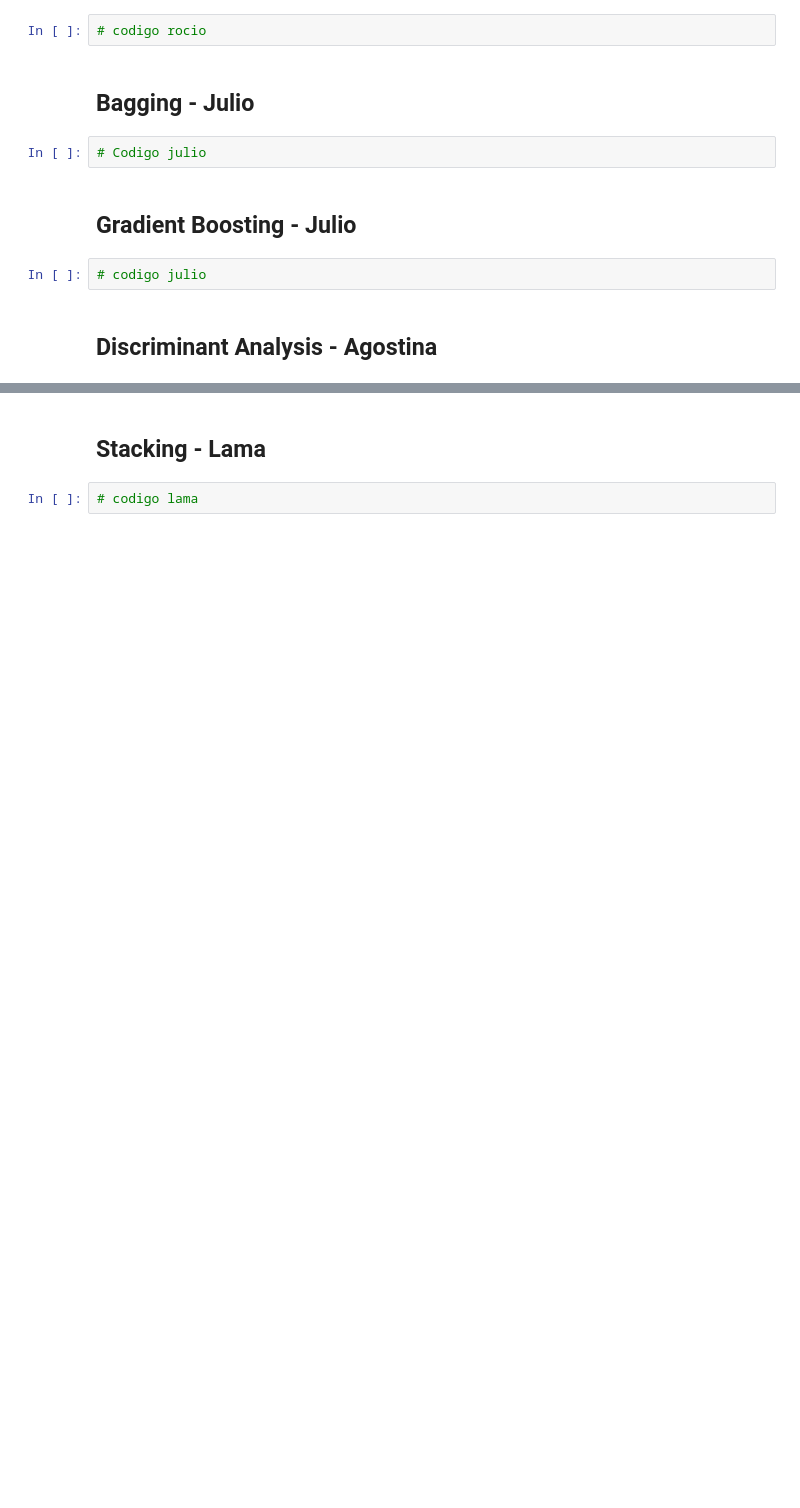
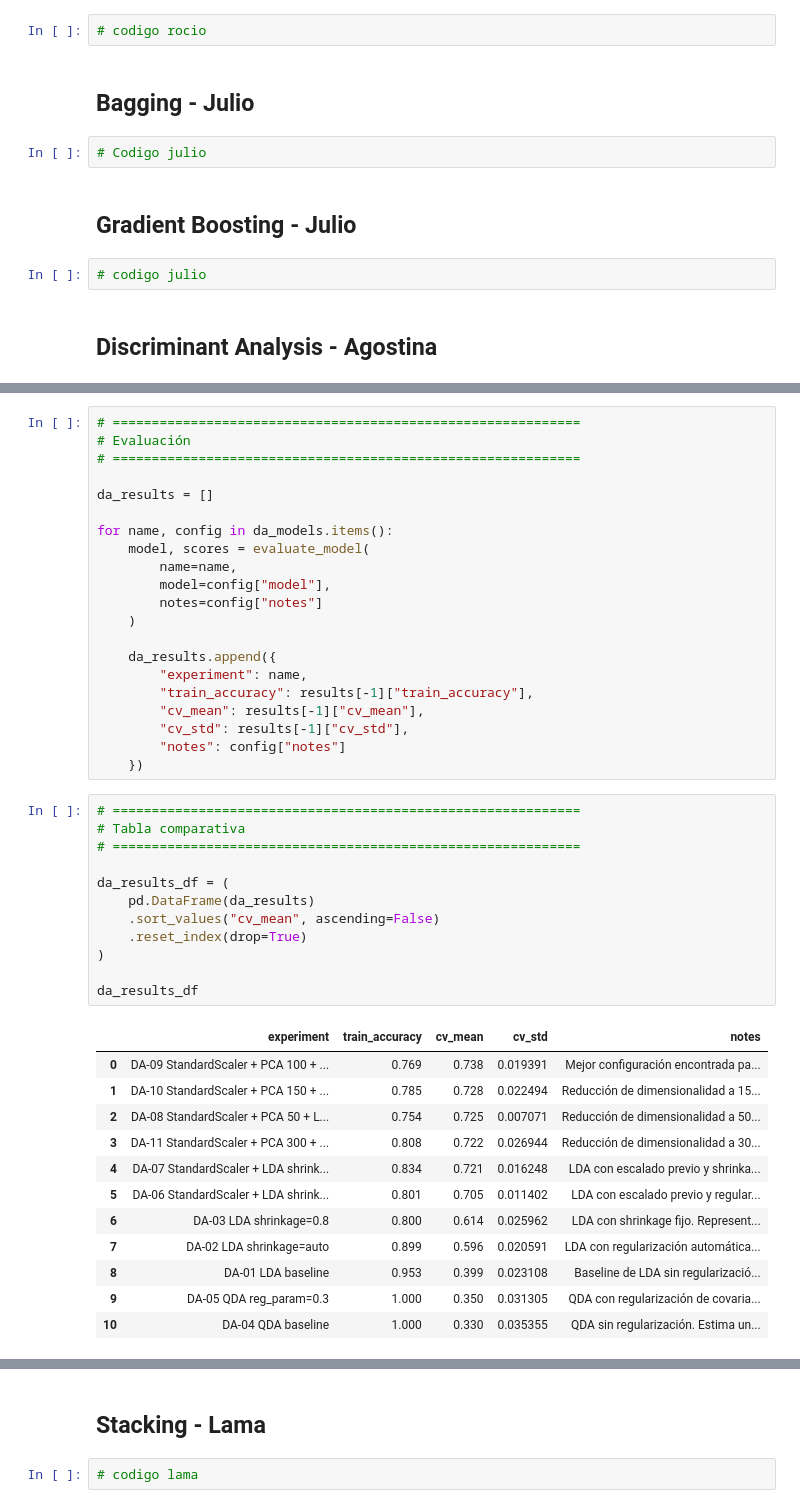
Before and after one commit to Qub1ts/Practica-3y4-AAII, a Jupyter notebook: Grupo-1.ipynb, the cells around one changed output, grey strips where cells are left out. Saved outputs shown, nothing was run; the diff lists cells and outputs as text; blank space fills up the shorter version.

```diff
--- a/Grupo-1.ipynb
+++ b/Grupo-1.ipynb
@@ -211,0 +536,46 @@ Primeras 5 filas con la columna 'class' ya rellenada (Naive Bayes):
+# %%
+# ============================================================
+# Evaluación
+# ============================================================
+
+da_results = []
+
+for name, config in da_models.items():
+    model, scores = evaluate_model(
+        name=name,
+        model=config["model"],
+        notes=config["notes"]
+    )
+
+    da_results.append({
+        "experiment": name,
+        "train_accuracy": results[-1]["train_accuracy"],
+        "cv_mean": results[-1]["cv_mean"],
+        "cv_std": results[-1]["cv_std"],
+        "notes": config["notes"]
+    })
+# %%
+# ============================================================
+# Tabla comparativa
+# ============================================================
+
+da_results_df = (
+    pd.DataFrame(da_results)
+    .sort_values("cv_mean", ascending=False)
+    .reset_index(drop=True)
+)
+
+da_results_df
+# %% [output]
+|  | experiment | train_accuracy | cv_mean | cv_std | notes |
+| 0 | DA-09 StandardScaler + PCA 100 + ... | 0.769 | 0.738 | 0.019391 | Mejor configuración encontrada pa... |
+| 1 | DA-10 StandardScaler + PCA 150 + ... | 0.785 | 0.728 | 0.022494 | Reducción de dimensionalidad a 15... |
+| 2 | DA-08 StandardScaler + PCA 50 + L... | 0.754 | 0.725 | 0.007071 | Reducción de dimensionalidad a 50... |
+| 3 | DA-11 StandardScaler + PCA 300 + ... | 0.808 | 0.722 | 0.026944 | Reducción de dimensionalidad a 30... |
+| 4 | DA-07 StandardScaler + LDA shrink... | 0.834 | 0.721 | 0.016248 | LDA con escalado previo y shrinka... |
+| 5 | DA-06 StandardScaler + LDA shrink... | 0.801 | 0.705 | 0.011402 | LDA con escalado previo y regular... |
+| 6 | DA-03 LDA shrinkage=0.8 | 0.800 | 0.614 | 0.025962 | LDA con shrinkage fijo. Represent... |
+| 7 | DA-02 LDA shrinkage=auto | 0.899 | 0.596 | 0.020591 | LDA con regularización automática... |
+| 8 | DA-01 LDA baseline | 0.953 | 0.399 | 0.023108 | Baseline de LDA sin regularizació... |
+| 9 | DA-05 QDA reg_param=0.3 | 1.000 | 0.350 | 0.031305 | QDA con regularización de covaria... |
+| 10 | DA-04 QDA baseline | 1.000 | 0.330 | 0.035355 | QDA sin regularización. Estima un... |
```
Also changed, not shown: parts of 6 cells of this notebook.
